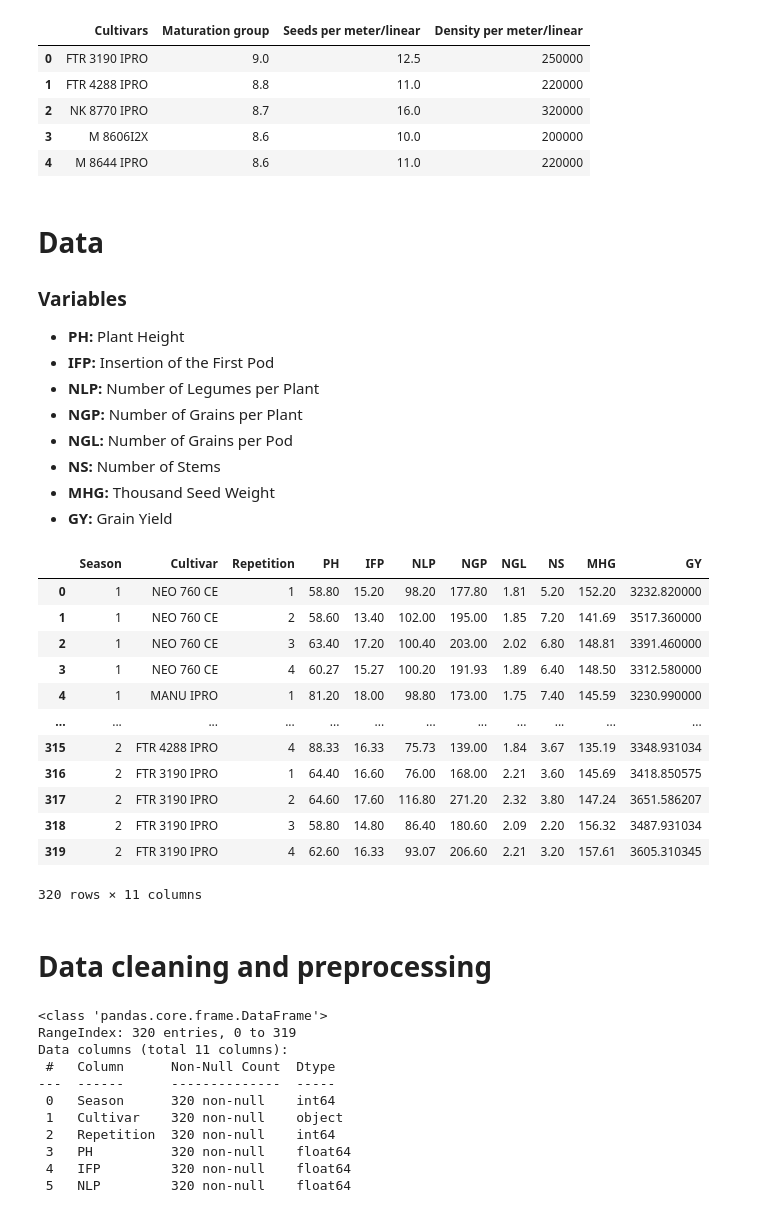
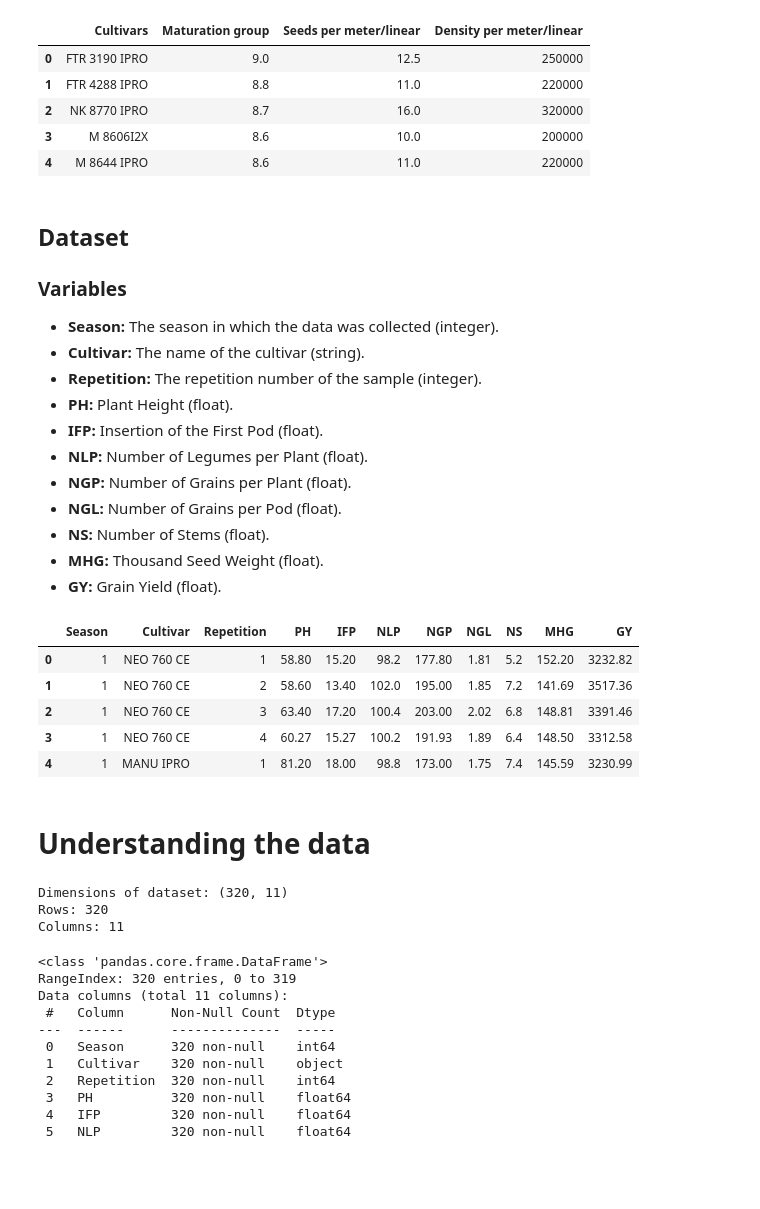
Before and after one commit to AntoniaPopovici/VOIS_2024, a Jupyter notebook: main.ipynb, the cells around one changed output. Saved outputs shown, nothing was run; the diff lists cells and outputs as text; code cells hidden in the pictures; blank space fills up the shorter version.

```diff
--- a/main.ipynb
+++ b/main.ipynb
@@ -21,39 +38,42 @@ cultivar_description_df.head()
 | 3 | M 8606I2X | 8.6 | 10.0 | 200000 |
 | 4 | M 8644 IPRO | 8.6 | 11.0 | 220000 |
 # %% [markdown]
-# Data
-
+## Dataset
 ### Variables
 
-- **PH:** Plant Height
-- **IFP:** Insertion of the First Pod
-- **NLP:** Number of Legumes per Plant
-- **NGP:** Number of Grains per Plant
-- **NGL:** Number of Grains per Pod
-- **NS:** Number of Stems
-- **MHG:** Thousand Seed Weight
-- **GY:** Grain Yield
+- **Season:** The season in which the data was collected (integer).
+- **Cultivar:** The name of the cultivar (string).
+- **Repetition:** The repetition number of the sample (integer).
+- **PH:** Plant Height (float).
+- **IFP:** Insertion of the First Pod (float).
+- **NLP:** Number of Legumes per Plant (float).
+- **NGP:** Number of Grains per Plant (float).
+- **NGL:** Number of Grains per Pod (float).
+- **NS:** Number of Stems (float).
+- **MHG:** Thousand Seed Weight (float).
+- **GY:** Grain Yield (float).
 # %%
 file_path = 'data/data.csv'
 df = pd.read_csv(file_path)
 
-df
+df.head()
 # %% [output]
 |  | Season | Cultivar | Repetition | PH | IFP | NLP | NGP | NGL | NS | MHG | GY |
-| 0 | 1 | NEO 760 CE | 1 | 58.80 | 15.20 | 98.20 | 177.80 | 1.81 | 5.20 | 152.20 | 3232.820000 |
-| 1 | 1 | NEO 760 CE | 2 | 58.60 | 13.40 | 102.00 | 195.00 | 1.85 | 7.20 | 141.69 | 3517.360000 |
-| 2 | 1 | NEO 760 CE | 3 | 63.40 | 17.20 | 100.40 | 203.00 | 2.02 | 6.80 | 148.81 | 3391.460000 |
-| 3 | 1 | NEO 760 CE | 4 | 60.27 | 15.27 | 100.20 | 191.93 | 1.89 | 6.40 | 148.50 | 3312.580000 |
-| 4 | 1 | MANU IPRO | 1 | 81.20 | 18.00 | 98.80 | 173.00 | 1.75 | 7.40 | 145.59 | 3230.990000 |
-| ... | ... | ... | ... | ... | ... | ... | ... | ... | ... | ... | ... |
-| 315 | 2 | FTR 4288 IPRO | 4 | 88.33 | 16.33 | 75.73 | 139.00 | 1.84 | 3.67 | 135.19 | 3348.931034 |
-| 316 | 2 | FTR 3190 IPRO | 1 | 64.40 | 16.60 | 76.00 | 168.00 | 2.21 | 3.60 | 145.69 | 3418.850575 |
-| 317 | 2 | FTR 3190 IPRO | 2 | 64.60 | 17.60 | 116.80 | 271.20 | 2.32 | 3.80 | 147.24 | 3651.586207 |
-| 318 | 2 | FTR 3190 IPRO | 3 | 58.80 | 14.80 | 86.40 | 180.60 | 2.09 | 2.20 | 156.32 | 3487.931034 |
-| 319 | 2 | FTR 3190 IPRO | 4 | 62.60 | 16.33 | 93.07 | 206.60 | 2.21 | 3.20 | 157.61 | 3605.310345 |
+| 0 | 1 | NEO 760 CE | 1 | 58.80 | 15.20 | 98.2 | 177.80 | 1.81 | 5.2 | 152.20 | 3232.82 |
+| 1 | 1 | NEO 760 CE | 2 | 58.60 | 13.40 | 102.0 | 195.00 | 1.85 | 7.2 | 141.69 | 3517.36 |
+| 2 | 1 | NEO 760 CE | 3 | 63.40 | 17.20 | 100.4 | 203.00 | 2.02 | 6.8 | 148.81 | 3391.46 |
+| 3 | 1 | NEO 760 CE | 4 | 60.27 | 15.27 | 100.2 | 191.93 | 1.89 | 6.4 | 148.50 | 3312.58 |
+| 4 | 1 | MANU IPRO | 1 | 81.20 | 18.00 | 98.8 | 173.00 | 1.75 | 7.4 | 145.59 | 3230.99 |
-320 rows × 11 columns
-# %% [markdown]
-# Data cleaning and preprocessing
+# %% [markdown]
+# Understanding the data
+# %%
+rows, col = df.shape
+print ("Dimensions of dataset: {}" . format (df.shape))
+print ('Rows:', rows, '\nColumns:', col)
+# %% [output]
+Dimensions of dataset: (320, 11)
+Rows: 320
+Columns: 11
 # %%
 df.info()
 # %% [output]
```
Also changed, not shown: parts of 42 cells of this notebook.
